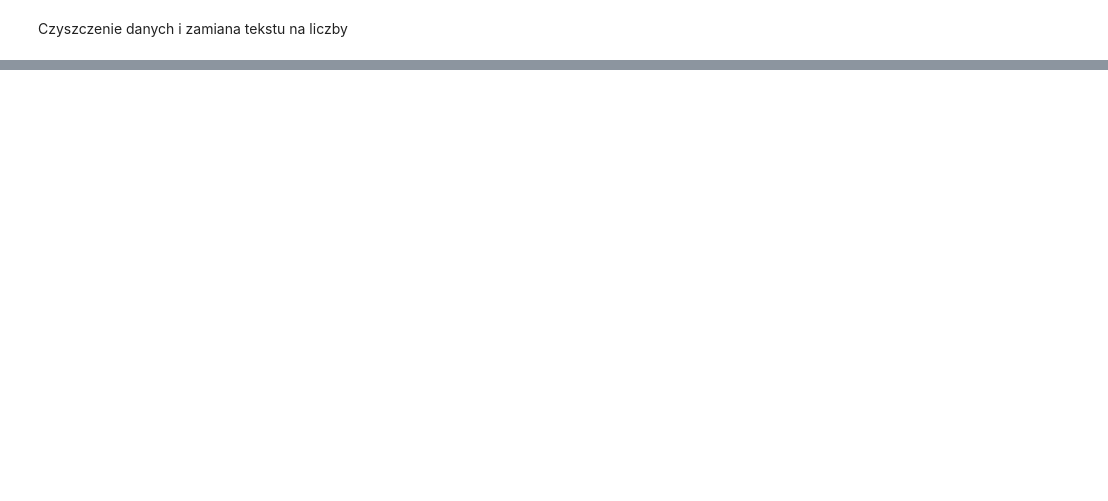
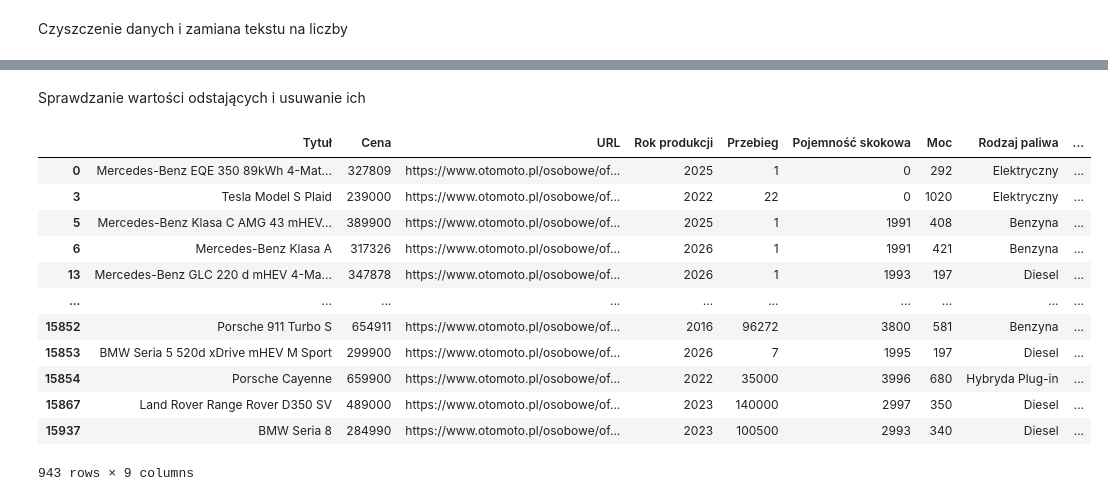
Before and after one commit to szymon-muszynski/car-price-predictor, a Jupyter notebook: data_cleaning.ipynb, the cells around one changed output, grey strips where cells are left out. Saved outputs shown, nothing was run; the diff lists cells and outputs as text; code cells hidden in the pictures; blank space fills up the shorter version.

```diff
--- a/data_cleaning.ipynb
+++ b/data_cleaning.ipynb
@@ -140 +145,26 @@ memory usage: 1.2 MB
 | max | 4.522000e+06 | 2026.000000 | 2.861515e+06 | 6749.000000 | 1401.000000 |
+# %% [markdown]
+Sprawdzanie wartości odstających i usuwanie ich
+# %%
+Q1 = df['Cena'].quantile(0.25)
+Q3 = df['Cena'].quantile(0.75)
+
+IQR = Q3 - Q1
+
+df_outliers = df[(df['Cena'] < Q1 - 1.5 * IQR) | (df['Cena'] > Q3 + 1.5 * IQR)]
+
+df_outliers
+# %% [output]
+|  | Tytuł | Cena | URL | Rok produkcji | Przebieg | Pojemność skokowa | Moc | Rodzaj paliwa | ... |
+| 0 | Mercedes-Benz EQE 350 89kWh 4-Mat... | 327809 | https://www.otomoto.pl/osobowe/of... | 2025 | 1 | 0 | 292 | Elektryczny | ... |
+| 3 | Tesla Model S Plaid | 239000 | https://www.otomoto.pl/osobowe/of... | 2022 | 22 | 0 | 1020 | Elektryczny | ... |
+| 5 | Mercedes-Benz Klasa C AMG 43 mHEV... | 389900 | https://www.otomoto.pl/osobowe/of... | 2025 | 1 | 1991 | 408 | Benzyna | ... |
+| 6 | Mercedes-Benz Klasa A | 317326 | https://www.otomoto.pl/osobowe/of... | 2026 | 1 | 1991 | 421 | Benzyna | ... |
+| 13 | Mercedes-Benz GLC 220 d mHEV 4-Ma... | 347878 | https://www.otomoto.pl/osobowe/of... | 2026 | 1 | 1993 | 197 | Diesel | ... |
+| ... | ... | ... | ... | ... | ... | ... | ... | ... | ... |
+| 15852 | Porsche 911 Turbo S | 654911 | https://www.otomoto.pl/osobowe/of... | 2016 | 96272 | 3800 | 581 | Benzyna | ... |
+| 15853 | BMW Seria 5 520d xDrive mHEV M Sport | 299900 | https://www.otomoto.pl/osobowe/of... | 2026 | 7 | 1995 | 197 | Diesel | ... |
+| 15854 | Porsche Cayenne | 659900 | https://www.otomoto.pl/osobowe/of... | 2022 | 35000 | 3996 | 680 | Hybryda Plug-in | ... |
+| 15867 | Land Rover Range Rover D350 SV | 489000 | https://www.otomoto.pl/osobowe/of... | 2023 | 140000 | 2997 | 350 | Diesel | ... |
+| 15937 | BMW Seria 8 | 284990 | https://www.otomoto.pl/osobowe/of... | 2023 | 100500 | 2993 | 340 | Diesel | ... |
+943 rows × 9 columns
```
Also changed, not shown: parts of 10 cells of this notebook.
